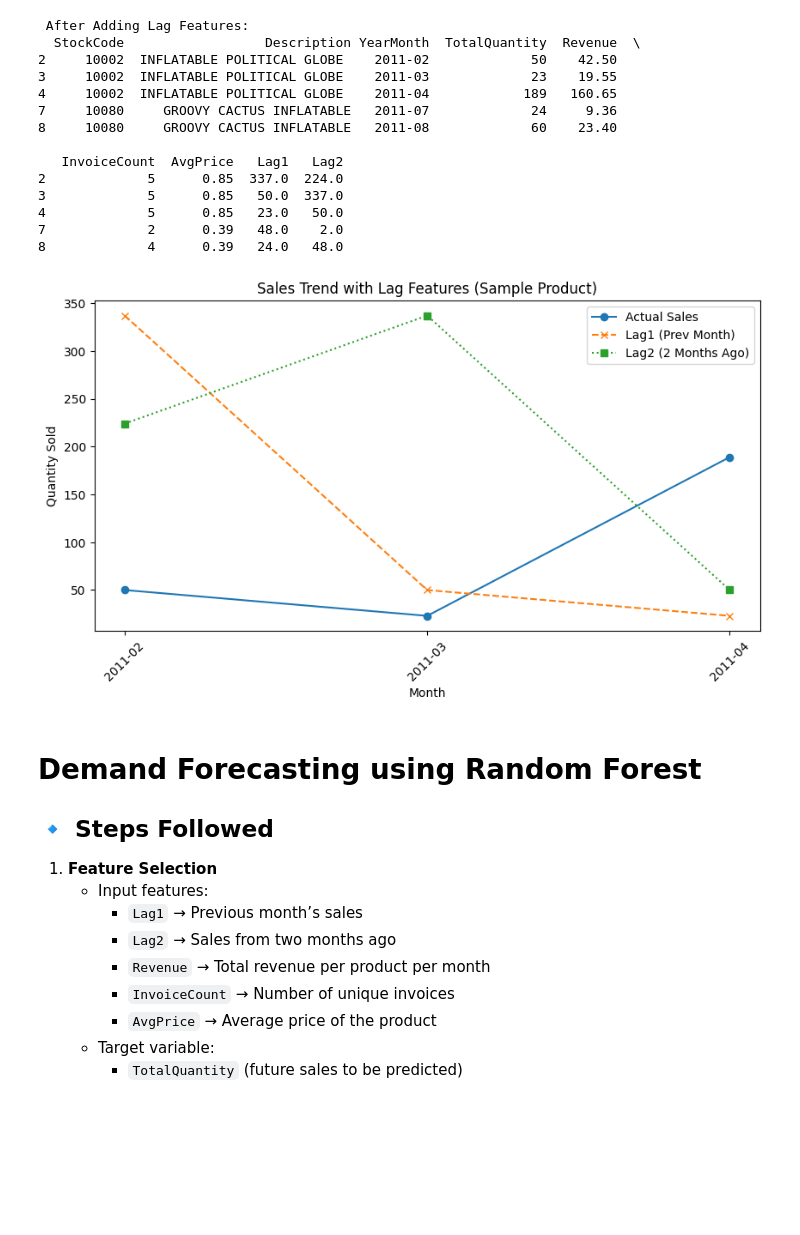
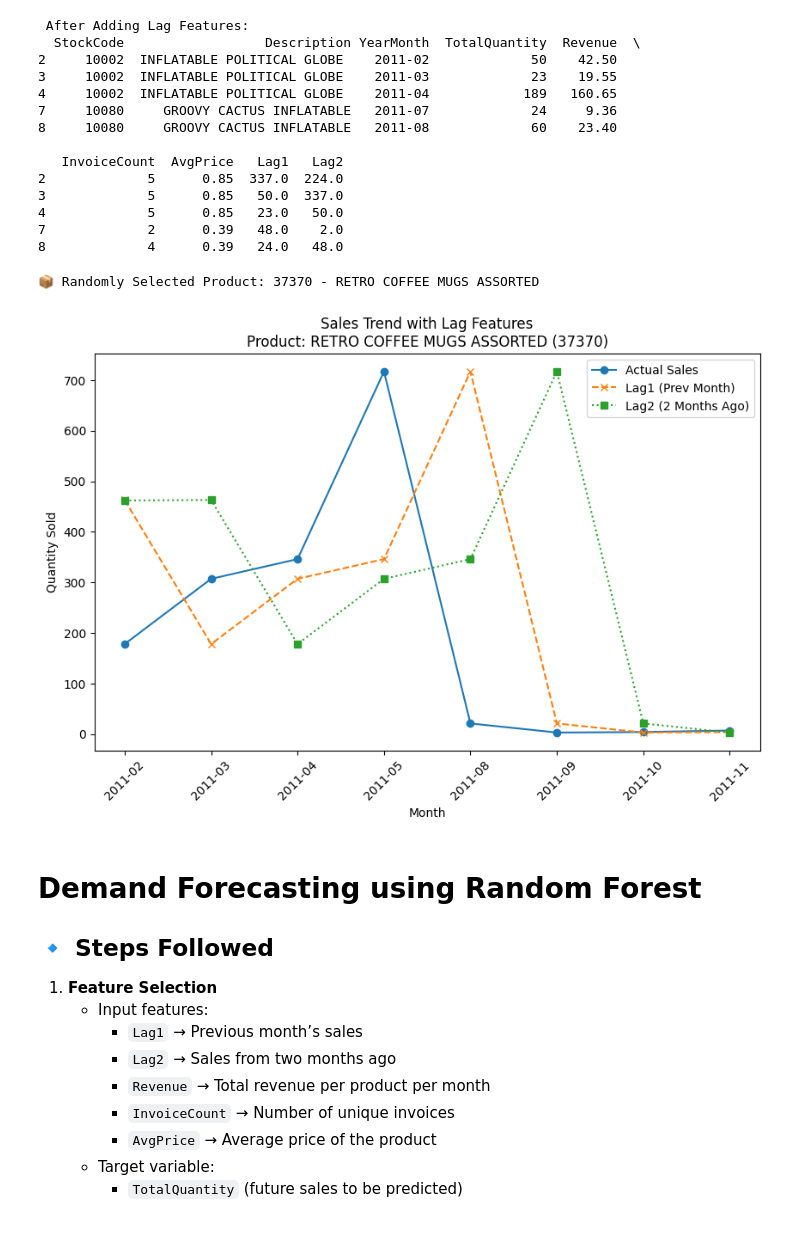
Before and after one commit to prajwal-priyadarshan/Machine-Learning-Based-Product-Popularity-Prediction-Using-Online-Retail-Data, a Jupyter notebook: Future-Prices-Prediction-Regression.ipynb, the cells around one changed output. Cells and saved outputs as stored; diff of their text form; code cells hidden in the pictures; blank space fills up the shorter version.

```diff
--- a/Future-Prices-Prediction-Regression.ipynb
+++ b/Future-Prices-Prediction-Regression.ipynb
@@ -250,8 +235,13 @@ print(monthly_df.head())
 # =============================
 # Lag1 = Previous month's sales
 # Lag2 = Sales from 2 months ago
+# Sort by product + time before creating lag
+monthly_df = monthly_df.sort_values(by=['StockCode', 'YearMonth'])
+
+# Create lag features per product
 monthly_df['Lag1'] = monthly_df.groupby('StockCode')['TotalQuantity'].shift(1)
 monthly_df['Lag2'] = monthly_df.groupby('StockCode')['TotalQuantity'].shift(2)
+
 
 # Drop rows where lag features are NaN (first months of each product)
 monthly_df.dropna(inplace=True)
@@ -274,25 +264,35 @@ print(monthly_df.head())
 7             2      0.39   48.0    2.0
 8             4      0.39   24.0   48.0
 # %%
-# =============================
-#  Step 4: Visualization (Sample Product)
-# =============================
 
-# Pick one sample product and visualize actual sales vs lag features
-sample_product = monthly_df[monthly_df['StockCode'] == monthly_df['StockCode'].iloc[0]]
+# Pick a random product (StockCode)
+random_product = random.choice(monthly_df['StockCode'].unique())
+
+# Filter data for that product
+sample_product = monthly_df[monthly_df['StockCode'] == random_product]
+
+# Get product description (first non-null entry)
+product_name = sample_product['Description'].dropna().iloc[0]
+
+print(f"📦 Randomly Selected Product: {random_product} - {product_name}")
+
+# Convert YearMonth to string for plotting
+x_axis = sample_product['YearMonth'].astype(str)
+
+plt.figure(figsize=(10,6))
+plt.plot(x_axis, sample_product['TotalQuantity'], marker='o', label="Actual Sales")
+plt.plot(x_axis, sample_product['Lag1'], marker='x', linestyle="--", label="Lag1 (Prev Month)")
+plt.plot(x_axis, sample_product['Lag2'], marker='s', linestyle=":", label="Lag2 (2 Months Ago)")
+
+plt.title(f"Sales Trend with Lag Features\nProduct: {product_name} ({random_product})")
+plt.xlabel("Month")
+plt.ylabel("Quantity Sold")
+plt.legend()
+plt.xticks(rotation=45)
+plt.show()
+# %% [output]
+📦 Randomly Selected Product: 37370 - RETRO COFFEE MUGS ASSORTED
+[figure, added]
-# %%
-plt.figure(figsize=(10,5))
-plt.plot(sample_product['YearMonth'].astype(str), sample_product['TotalQuantity'], marker='o', label='Actual Sales')
-plt.plot(sample_product['YearMonth'].astype(str), sample_product['Lag1'], marker='x', linestyle='--', label='Lag1 (Prev Month)')
-plt.plot(sample_product['YearMonth'].astype(str), sample_product['Lag2'], marker='s', linestyle=':', label='Lag2 (2 Months Ago)')
-plt.xticks(rotation=45)
-plt.title("Sales Trend with Lag Features (Sample Product)")
-plt.xlabel("Month")
-plt.ylabel("Quantity Sold")
-plt.legend()
-plt.show()
-# %% [output]
-[figure, removed]
 # %% [markdown]
 # Demand Forecasting using Random Forest
 
```
Also changed, not shown: parts of 6 cells of this notebook.
